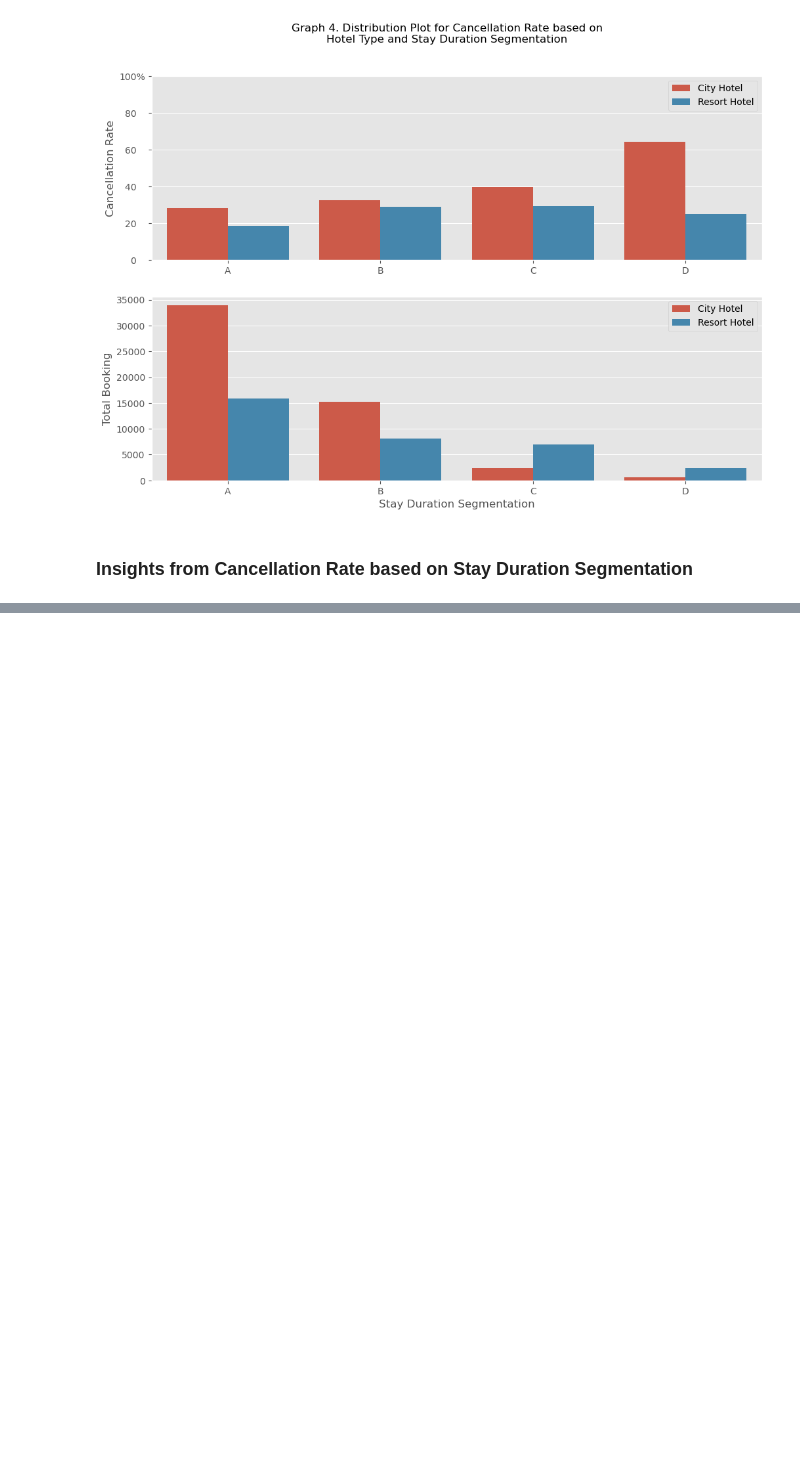
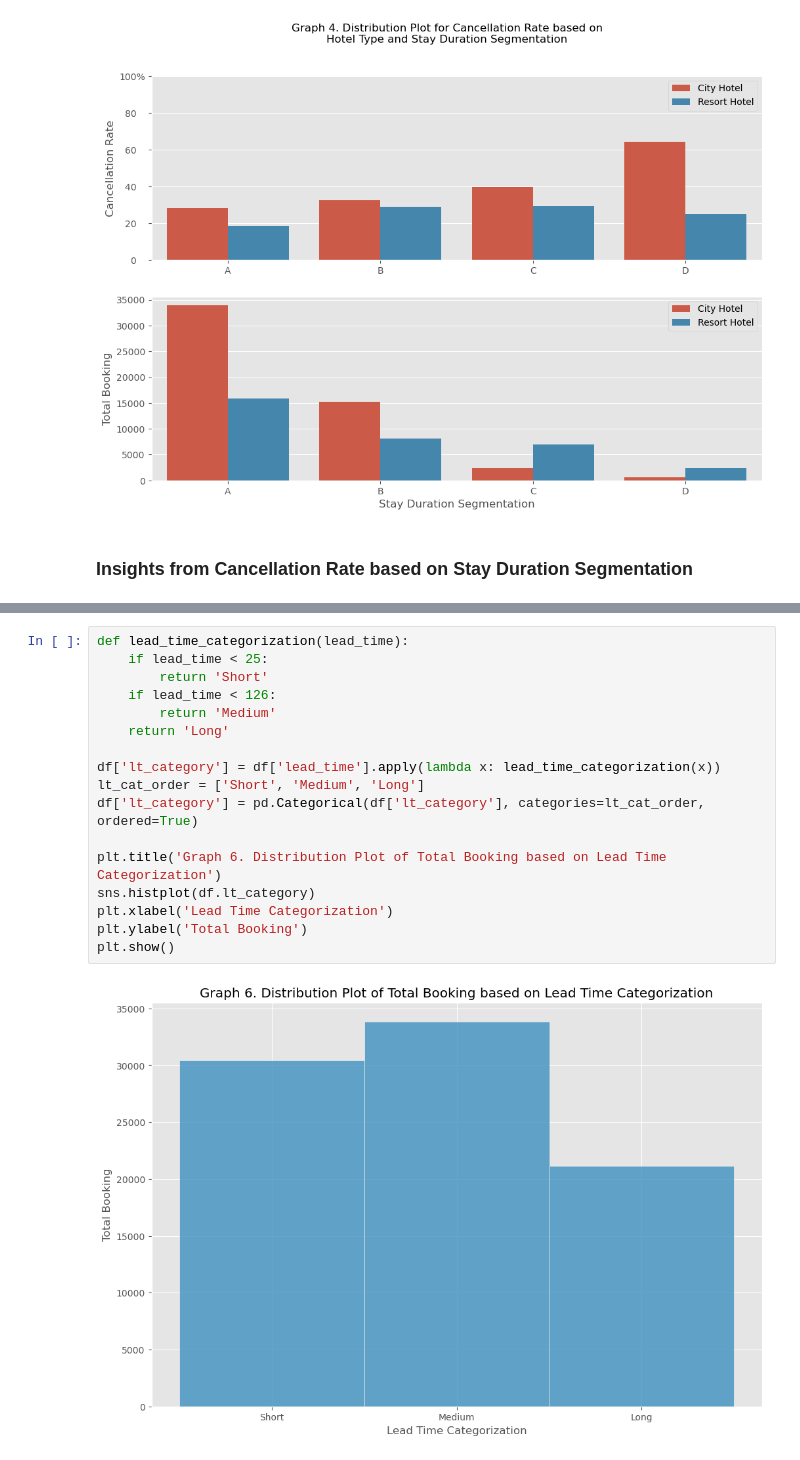
Before and after one commit to andreadeputra/MLPortfolio, a Jupyter notebook: Courses/RakaminMiniProject/2. Investigate Hotel Business using Data Visualization/Investigate Hotel Business using Data Visualization.ipynb, the cells around one changed output, grey strips where cells are left out. Saved outputs shown, nothing was run; the diff lists cells and outputs as text; blank space fills up the shorter version.

```diff
--- a/Courses/RakaminMiniProject/2. Investigate Hotel Business using Data Visualization/Investigate Hotel Business using Data Visualization.ipynb
+++ b/Courses/RakaminMiniProject/2. Investigate Hotel Business using Data Visualization/Investigate Hotel Business using Data Visualization.ipynb
@@ -608,0 +631,19 @@ Much like City Hotel, cancellation rate in Resort Hotel is still at the lowest o
+# %%
+def lead_time_categorization(lead_time):
+    if lead_time < 25:
+        return 'Short'
+    if lead_time < 126:
+        return 'Medium'
+    return 'Long'
+
+df['lt_category'] = df['lead_time'].apply(lambda x: lead_time_categorization(x))
+lt_cat_order = ['Short', 'Medium', 'Long']
+df['lt_category'] = pd.Categorical(df['lt_category'], categories=lt_cat_order, ordered=True)
+
+plt.title('Graph 6. Distribution Plot of Total Booking based on Lead Time Categorization')
+sns.histplot(df.lt_category)
+plt.xlabel('Lead Time Categorization')
+plt.ylabel('Total Booking')
+plt.show()
+# %% [output]
+[figure, added]
```
Also changed, not shown: parts of 13 cells of this notebook, 3 other files.
